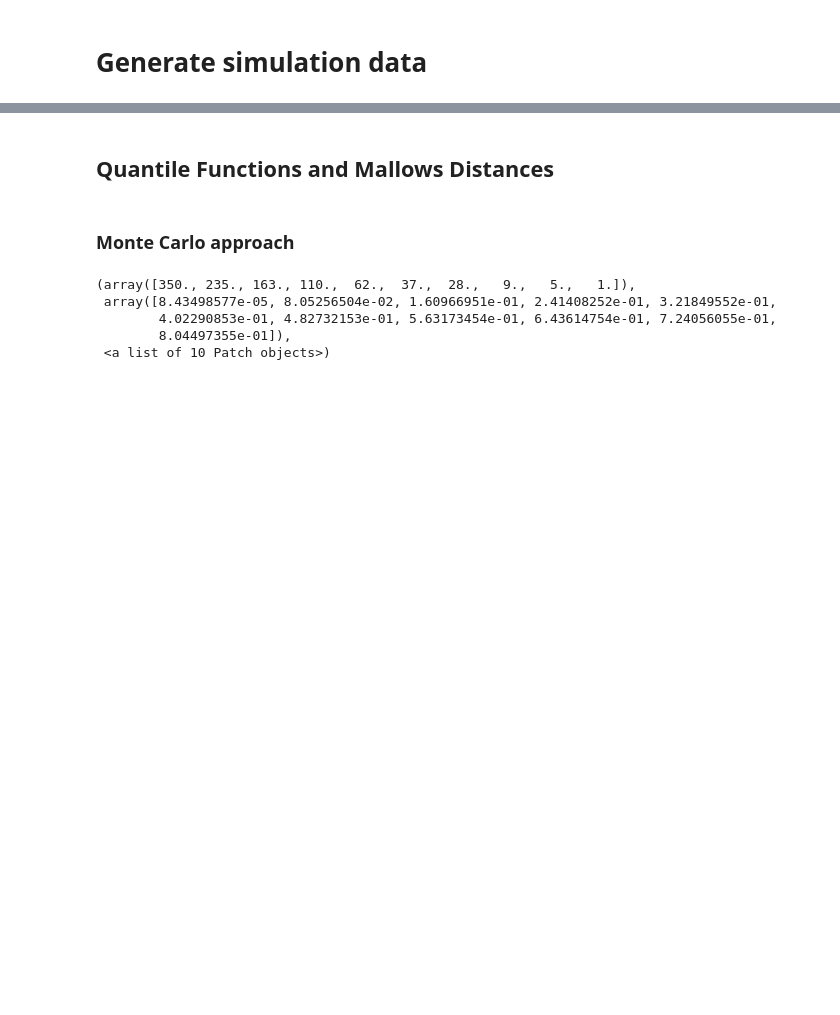
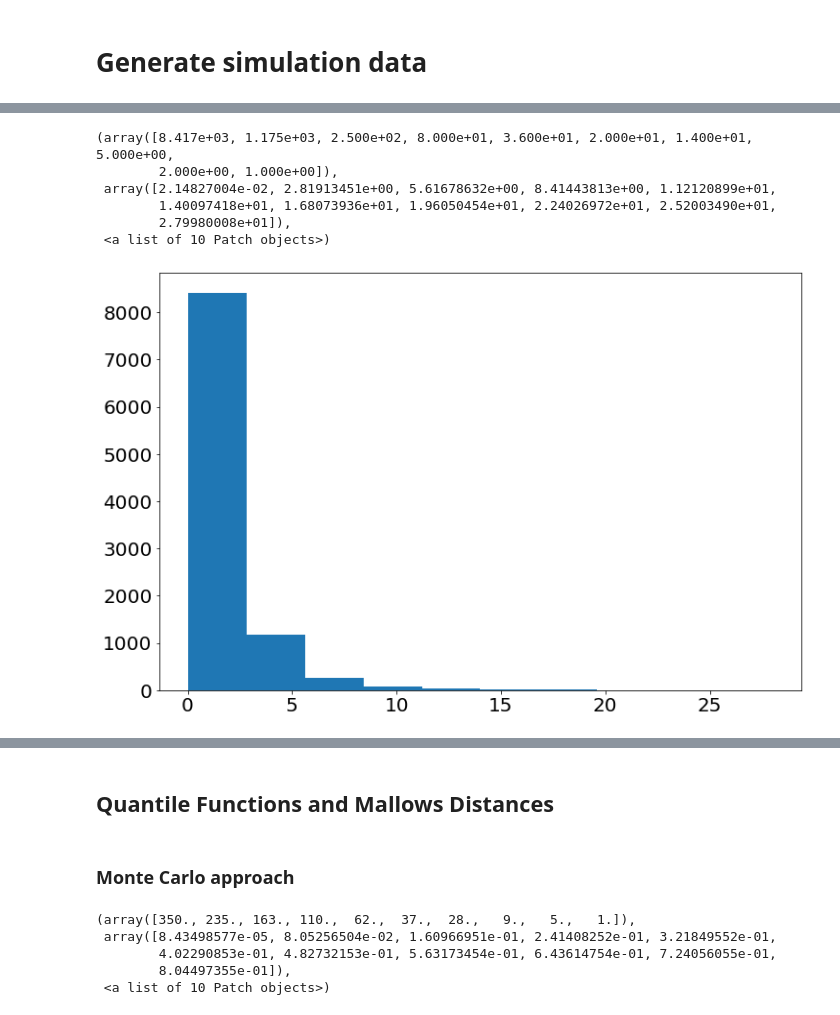
Before and after one commit to SteefanContractor/SymbolicDataAnalysis, a Jupyter notebook: code/clustering_simulations.ipynb, the cells around one changed output, grey strips where cells are left out. Drawn from its saved outputs; the diff is of its cells as text; code cells hidden in the pictures; blank space fills up the shorter version.

```diff
--- a/code/clustering_simulations.ipynb
+++ b/code/clustering_simulations.ipynb
@@ -40,0 +104,10 @@ ri_joined = r1 + r2
+# %%
+plt.hist(r1)
+# %% [output]
+(array([8.417e+03, 1.175e+03, 2.500e+02, 8.000e+01, 3.600e+01, 2.000e+01, 1.400e+01, 5.000e+00,
+        2.000e+00, 1.000e+00]),
+ array([2.14827004e-02, 2.81913451e+00, 5.61678632e+00, 8.41443813e+00, 1.12120899e+01,
+        1.40097418e+01, 1.68073936e+01, 1.96050454e+01, 2.24026972e+01, 2.52003490e+01,
+        2.79980008e+01]),
+ <a list of 10 Patch objects>)
+[figure, added]
```
Also changed, not shown: parts of 42 cells of this notebook, 1 other file.
